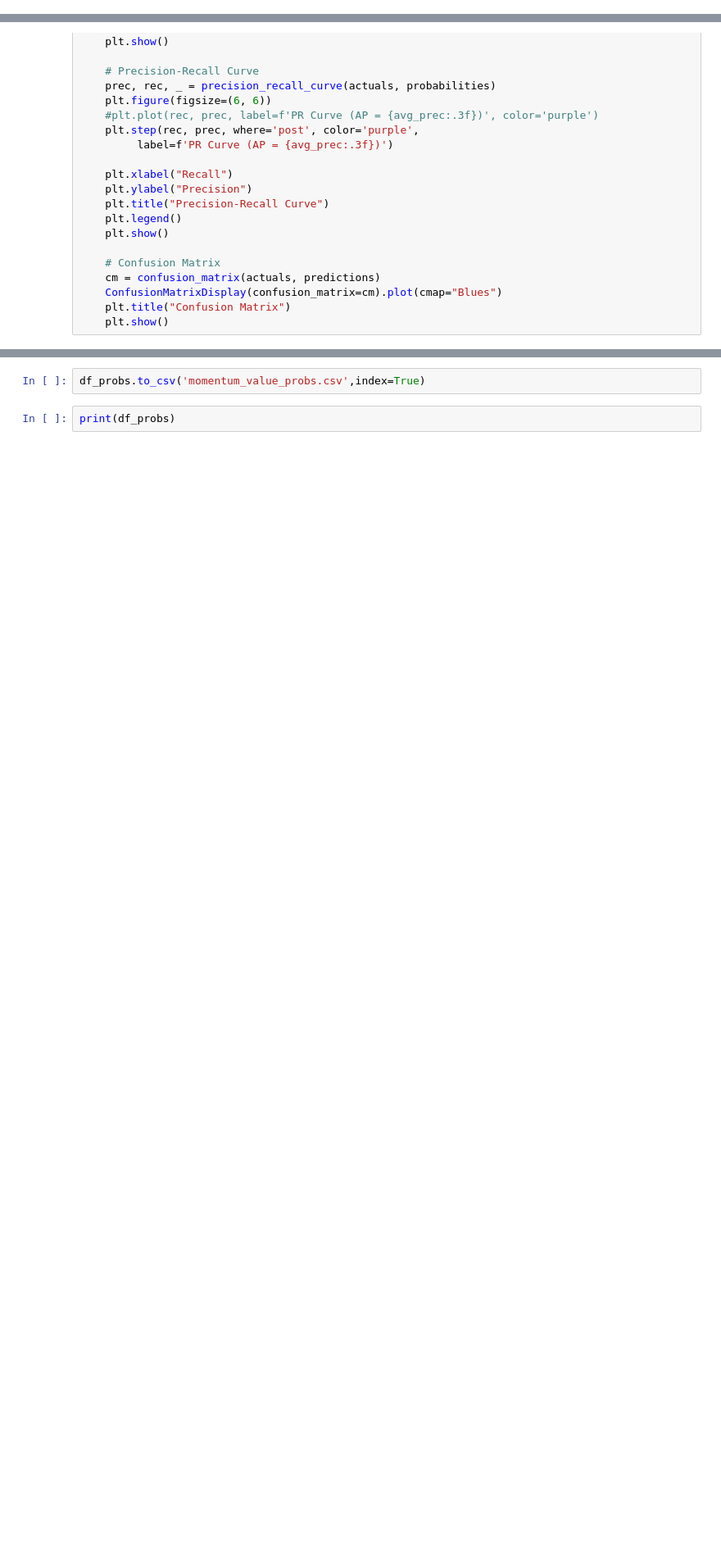
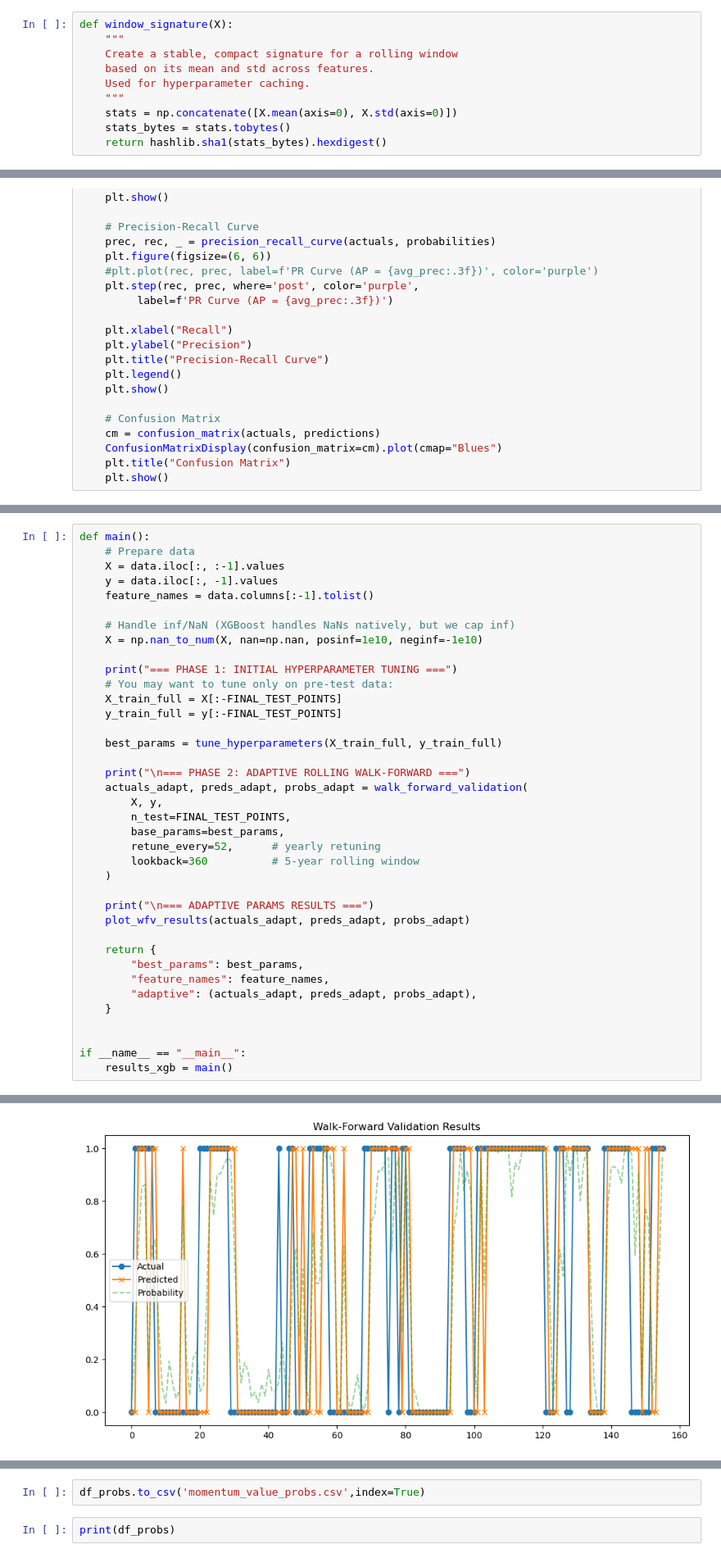
Before and after one commit to CChlungwani/forecast_curve, a Jupyter notebook: model_training/xgboost_cpcv_wf.ipynb, the cells around one changed output, grey strips where cells are left out. Shown at 82% size. Drawn from its saved outputs; the diff is of its cells as text; blank space fills up the shorter version.

```diff
--- a/model_training/xgboost_cpcv_wf.ipynb
+++ b/model_training/xgboost_cpcv_wf.ipynb
@@ -152,3 +208,13 @@ def tune_hyperparameters(X, y):
+# %%
+def window_signature(X):
+    """
+    Create a stable, compact signature for a rolling window
+    based on its mean and std across features.
+    Used for hyperparameter caching.
+    """
+    stats = np.concatenate([X.mean(axis=0), X.std(axis=0)])
+    stats_bytes = stats.tobytes()
+    return hashlib.sha1(stats_bytes).hexdigest()
 # %%
 # ========================
 # Phase 2: Walk-Forward Validation
@@ -383,0 +437,39 @@ Average Precision (PR AUC): 0.757
+# %%
+def main():
+    # Prepare data
+    X = data.iloc[:, :-1].values
+    y = data.iloc[:, -1].values
+    feature_names = data.columns[:-1].tolist()
+
+    # Handle inf/NaN (XGBoost handles NaNs natively, but we cap inf)
+    X = np.nan_to_num(X, nan=np.nan, posinf=1e10, neginf=-1e10)
+
+    print("=== PHASE 1: INITIAL HYPERPARAMETER TUNING ===")
+    # You may want to tune only on pre-test data:
+    X_train_full = X[:-FINAL_TEST_POINTS]
+    y_train_full = y[:-FINAL_TEST_POINTS]
+
+    best_params = tune_hyperparameters(X_train_full, y_train_full)
+
+    print("\n=== PHASE 2: ADAPTIVE ROLLING WALK-FORWARD ===")
+    actuals_adapt, preds_adapt, probs_adapt = walk_forward_validation(
+        X, y,
+        n_test=FINAL_TEST_POINTS,
+        base_params=best_params,
+        retune_every=52,      # yearly retuning
+        lookback=360          # 5-year rolling window
+    )
+
+    print("\n=== ADAPTIVE PARAMS RESULTS ===")
+    plot_wfv_results(actuals_adapt, preds_adapt, probs_adapt)
+
+    return {
+        "best_params": best_params,
+        "feature_names": feature_names,
+        "adaptive": (actuals_adapt, preds_adapt, probs_adapt),
+    }
+
+
+if __name__ == "__main__":
+    results_xgb = main()
+# %% [output]
@@ -383,0 +586 @@ Average Precision (PR AUC): 0.757
+[figure, added]
```
Also changed, not shown: parts of 9 cells of this notebook, 3 other files.
